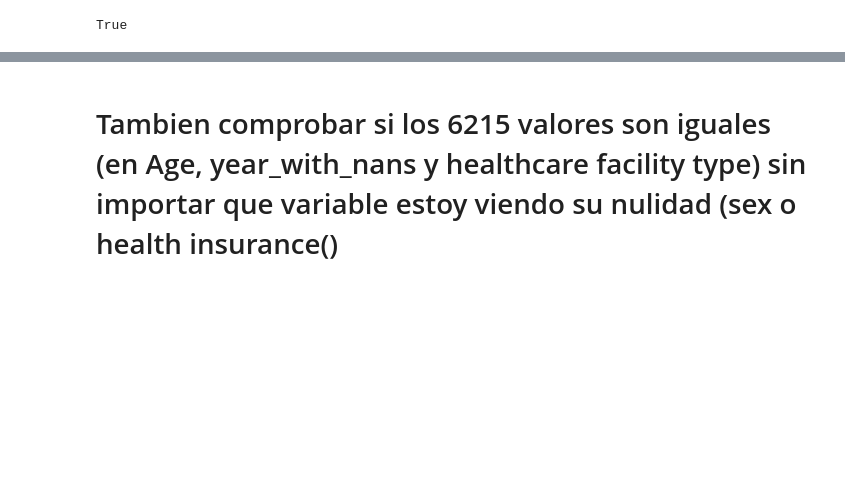
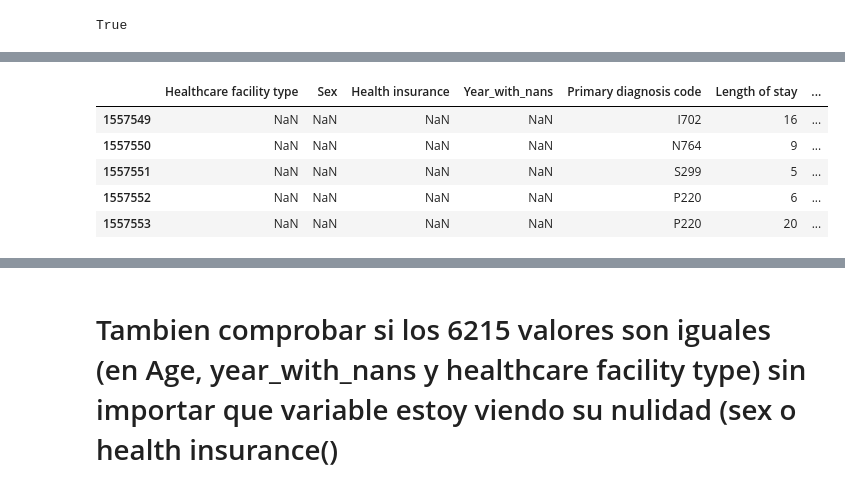
Before and after one commit to mirkopodunavak1996/EDAHospDischarges_Chile2001-2024, a Jupyter notebook: notebooks/Discharges_2021_2024_Cleaning.ipynb, the cells around one changed output, grey strips where cells are left out. Cells and saved outputs as stored; diff of their text form; code cells hidden in the pictures; blank space fills up the shorter version.

```diff
--- a/notebooks/Discharges_2021_2024_Cleaning.ipynb
+++ b/notebooks/Discharges_2021_2024_Cleaning.ipynb
@@ -1035,0 +1043,10 @@ True
+# %%
+# Only NaNs in the rest of the columns
+df_167677.head()
+# %% [output]
+|  | Healthcare facility type | Sex | Health insurance | Year_with_nans | Primary diagnosis code | Length of stay | ... |
+| 1557549 | NaN | NaN | NaN | NaN | I702 | 16 | ... |
+| 1557550 | NaN | NaN | NaN | NaN | N764 | 9 | ... |
+| 1557551 | NaN | NaN | NaN | NaN | S299 | 5 | ... |
+| 1557552 | NaN | NaN | NaN | NaN | P220 | 6 | ... |
+| 1557553 | NaN | NaN | NaN | NaN | P220 | 20 | ... |
```
Also changed, not shown: parts of 27 cells of this notebook.
